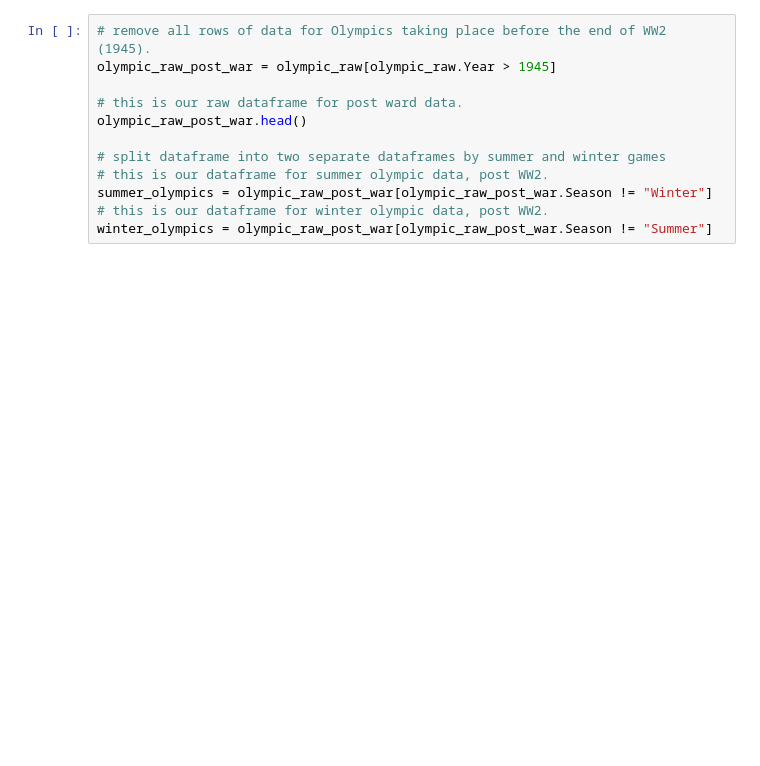
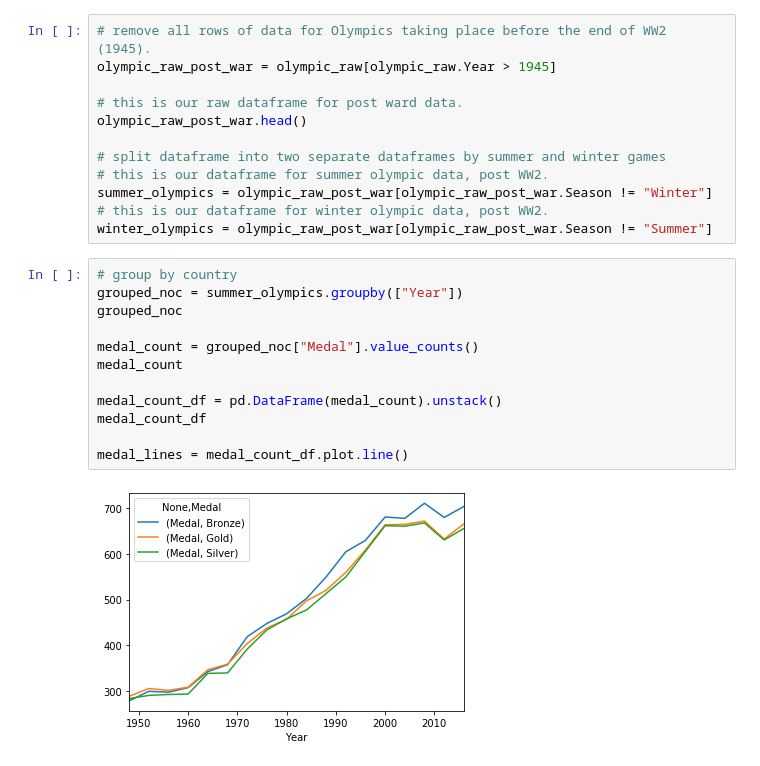
Before and after one commit to tysorensen/project1-group1, a Jupyter notebook: olympic_data.ipynb, the cells around one changed output. Saved outputs shown, nothing was run; the diff lists cells and outputs as text; blank space fills up the shorter version.

Commit message:
graphs for increase in medal count compared to sports over time

```diff
--- a/olympic_data.ipynb
+++ b/olympic_data.ipynb
@@ -32,3 +32,17 @@ olympic_raw_post_war.head()
 summer_olympics = olympic_raw_post_war[olympic_raw_post_war.Season != "Winter"]
 # this is our dataframe for winter olympic data, post WW2.
 winter_olympics = olympic_raw_post_war[olympic_raw_post_war.Season != "Summer"]
+# %%
+# group by country
+grouped_noc = summer_olympics.groupby(["Year"])
+grouped_noc
+
+medal_count = grouped_noc["Medal"].value_counts()
+medal_count
+
+medal_count_df = pd.DataFrame(medal_count).unstack()
+medal_count_df
+
+medal_lines = medal_count_df.plot.line()
+# %% [output]
+[figure, added]
```
Also changed, not shown: parts of 1 cell of this notebook.
